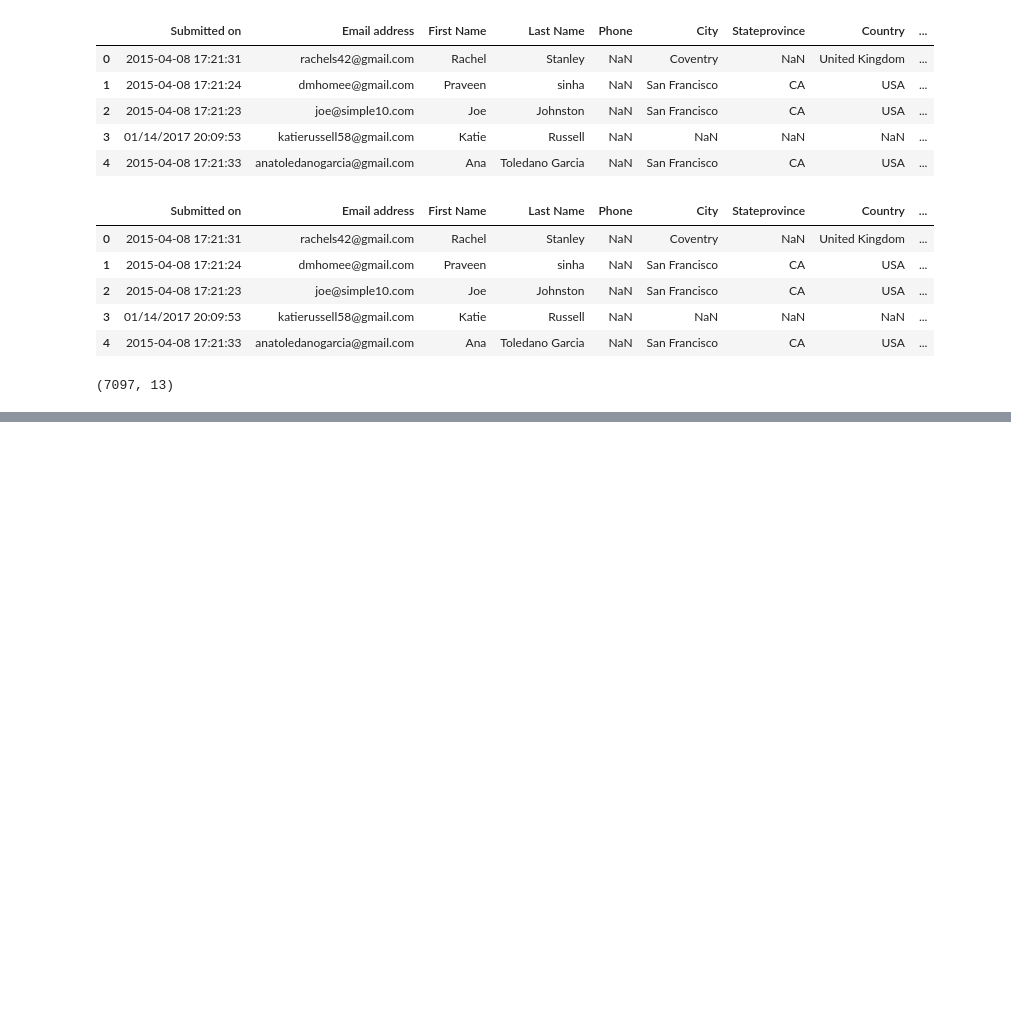
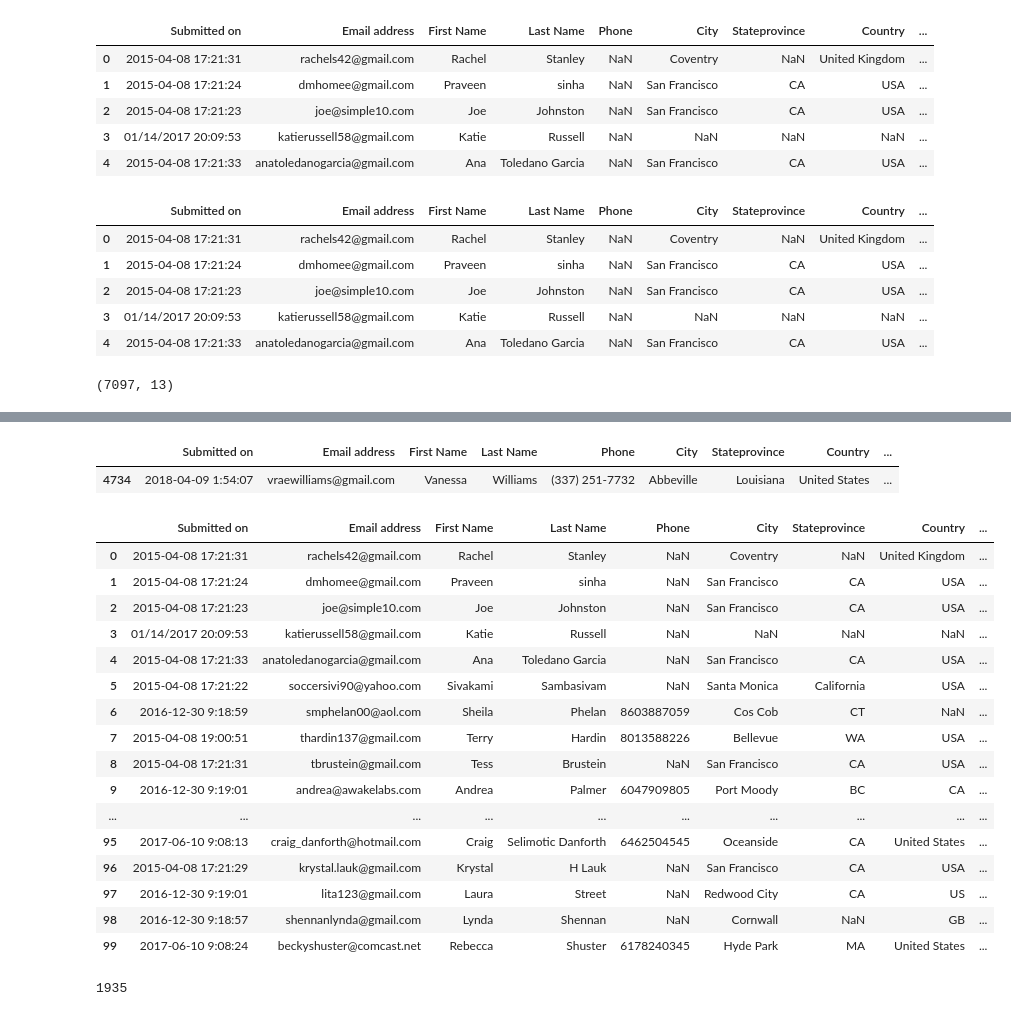
Before and after one commit to standroidbeta/miracle-messages-map-DS, a Jupyter notebook: Stan_DS_MM_Map.ipynb, the cells around one changed output, grey strips where cells are left out. Saved outputs shown, nothing was run; the diff lists cells and outputs as text; code cells hidden in the pictures; blank space fills up the shorter version.

```diff
--- a/Stan_DS_MM_Map.ipynb
+++ b/Stan_DS_MM_Map.ipynb
@@ -61,0 +625,7 @@ Name: Comment Contains: 'interested', dtype: int64
+# %%
+df.loc[df['City'] == 'Abbeville']
+# %% [output]
+|  | Submitted on | Email address | First Name | Last Name | Phone | City | Stateprovince | Country | ... |
+| 4734 | 2018-04-09 1:54:07 | vraewilliams@gmail.com | Vanessa | Williams | (337) 251-7732 | Abbeville | Louisiana | United States | ... |
+# %%
+df.iloc[4734:][:1]['Timezone'] = 'America/Chicago'
@@ -61,0 +675,64 @@ Name: Comment Contains: 'interested', dtype: int64
+# %%
+df.loc[(df['Stateprovince'] == 'CA'), ['Timezone']] = 'America/Los_Angeles'
+df.loc[(df['Stateprovince'] == 'California'), ['Timezone']] = 'America/Los_Angeles'
+df.loc[(df['Stateprovince'] == 'NY'), ['Timezone']] = 'America/New_York'
+df.loc[(df['Stateprovince'] == 'MA'), ['Timezone']] = 'America/New_York'
+df.loc[(df['Stateprovince'] == 'CO'), ['Timezone']] = 'America/Denver'
+df.loc[(df['Stateprovince'] == 'FL'), ['Timezone']] = 'America/New_York'
+df.loc[(df['Stateprovince'] == 'WA'), ['Timezone']] = 'America/Los_Angeles'
+df.loc[(df['Stateprovince'] == 'IL'), ['Timezone']] = 'America/Chicago'
+df.loc[(df['Stateprovince'] == 'PA'), ['Timezone']] = 'America/New_York'
+df.loc[(df['Stateprovince'] == 'OR'), ['Timezone']] = 'America/Los_Angeles'
+df.loc[(df['Stateprovince'] == 'GA'), ['Timezone']] = 'America/Kentucky/Monticello'
+df.loc[(df['Stateprovince'] == 'DC'), ['Timezone']] = 'America/New_York'
+df.loc[(df['Stateprovince'] == 'NV'), ['Timezone']] = 'America/Los_Angeles'
+df.loc[(df['Stateprovince'] == 'MI'), ['Timezone']] = 'America/Detroit'
+df.loc[(df['Stateprovince'] == 'NC'), ['Timezone']] = 'America/New_York'
+df.loc[(df['Stateprovince'] == 'Arizona'), ['Timezone']] = 'America/Phoenix'
+df.loc[(df['Stateprovince'] == 'NJ'), ['Timezone']] = 'America/New_York'
+df.loc[(df['Stateprovince'] == 'OH'), ['Timezone']] = 'America/Indiana/Vevay'
+df.loc[(df['Stateprovince'] == 'UT'), ['Timezone']] = 'America/Shiprock'
+df.loc[(df['Stateprovince'] == 'Ca'), ['Timezone']] = 'America/Los_Angeles'
+df.loc[(df['Stateprovince'] == 'VA'), ['Timezone']] = 'America/New_York'
+df.loc[(df['Stateprovince'] == 'MD'), ['Timezone']] = 'America/New_York'
+df.loc[(df['Stateprovince'] == 'MN'), ['Timezone']] = 'America/Chicago'
+df.loc[(df['Stateprovince'] == 'IN'), ['Timezone']] = 'America/Indiana/Indianapolis'
+df.loc[(df['Stateprovince'] == 'CT'), ['Timezone']] = 'America/New_York'
+df.loc[(df['Stateprovince'] == 'HI'), ['Timezone']] = 'Pacific/Honolulu'
+df.loc[(df['Stateprovince'] == 'SC'), ['Timezone']] = 'America/New_York'
+df.loc[(df['Stateprovince'] == 'NH'), ['Timezone']] = 'America/New_York'
+df.loc[(df['Stateprovince'] == 'AZ'), ['Timezone']] = 'America/Phoenix'
+df.loc[(df['Stateprovince'] == 'ON'), ['Timezone']] = 'America/Toronto'
+df.loc[(df['Stateprovince'] == 'NM'), ['Timezone']] = 'America/Denver'
+df.loc[(df['Stateprovince'] == 'Ontario'), ['Timezone']] = 'America/Toronto'
+df.loc[(df['Stateprovince'] == 'Alberta'), ['Timezone']] = 'America/Edmonton'
+df.loc[(df['Stateprovince'] == 'BC'), ['Timezone']] = 'America/Vancouver'
+df.loc[(df['Stateprovince'] == 'TN'), ['Timezone']] = 'America/Chicago'
+df.loc[(df['Stateprovince'] == 'Florida'), ['Timezone']] = 'America/New_York'
+df.loc[(df['Stateprovince'] == 'WI'), ['Timezone']] = 'America/Toronto'
+df.loc[(df['Stateprovince'] == 'Texas'), ['Timezone']] = 'America/Indiana/Tell_City'
+df.loc[(df['Stateprovince'] == 'Pennsylvania'), ['Timezone']] = 'America/New_York'
+# %%
+df.head(100)
+# %% [output]
+|  | Submitted on | Email address | First Name | Last Name | Phone | City | Stateprovince | Country | ... |
+| 0 | 2015-04-08 17:21:31 | rachels42@gmail.com | Rachel | Stanley | NaN | Coventry | NaN | United Kingdom | ... |
+| 1 | 2015-04-08 17:21:24 | dmhomee@gmail.com | Praveen | sinha | NaN | San Francisco | CA | USA | ... |
+| 2 | 2015-04-08 17:21:23 | joe@simple10.com | Joe | Johnston | NaN | San Francisco | CA | USA | ... |
+| 3 | 01/14/2017 20:09:53 | katierussell58@gmail.com | Katie | Russell | NaN | NaN | NaN | NaN | ... |
+| 4 | 2015-04-08 17:21:33 | anatoledanogarcia@gmail.com | Ana | Toledano Garcia | NaN | San Francisco | CA | USA | ... |
+| 5 | 2015-04-08 17:21:22 | soccersivi90@yahoo.com | Sivakami | Sambasivam | NaN | Santa Monica | California | USA | ... |
+| 6 | 2016-12-30 9:18:59 | smphelan00@aol.com | Sheila | Phelan | 8603887059 | Cos Cob | CT | NaN | ... |
+| 7 | 2015-04-08 19:00:51 | thardin137@gmail.com | Terry | Hardin | 8013588226 | Bellevue | WA | USA | ... |
+| 8 | 2015-04-08 17:21:31 | tbrustein@gmail.com | Tess | Brustein | NaN | San Francisco | CA | USA | ... |
+| 9 | 2016-12-30 9:19:01 | andrea@awakelabs.com | Andrea | Palmer | 6047909805 | Port Moody | BC | CA | ... |
+| ... | ... | ... | ... | ... | ... | ... | ... | ... | ... |
+| 95 | 2017-06-10 9:08:13 | craig_danforth@hotmail.com | Craig | Selimotic Danforth | 6462504545 | Oceanside | CA | United States | ... |
+| 96 | 2015-04-08 17:21:29 | krystal.lauk@gmail.com | Krystal | H Lauk | NaN | San Francisco | CA | USA | ... |
+| 97 | 2016-12-30 9:19:01 | lita123@gmail.com | Laura | Street | NaN | Redwood City | CA | US | ... |
+| 98 | 2016-12-30 9:18:57 | shennanlynda@gmail.com | Lynda | Shennan | NaN | Cornwall | NaN | GB | ... |
+| 99 | 2017-06-10 9:08:24 | beckyshuster@comcast.net | Rebecca | Shuster | 6178240345 | Hyde Park | MA | United States | ... |
+# %%
+df['Timezone'].isnull().sum()
+# %% [output]
+1935
```
Also changed, not shown: parts of 144 cells of this notebook.
